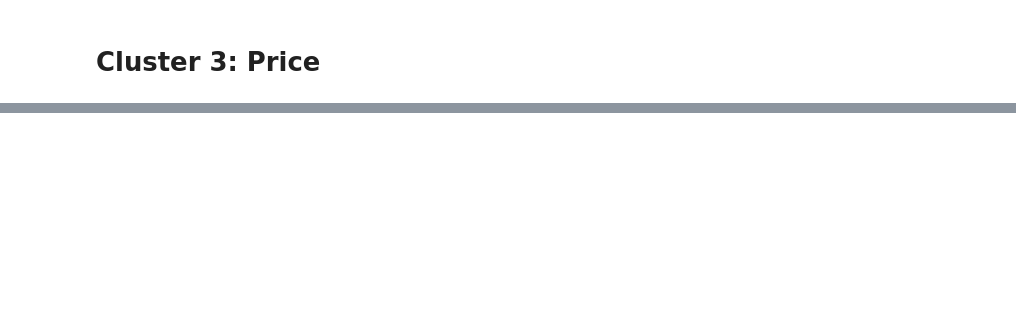
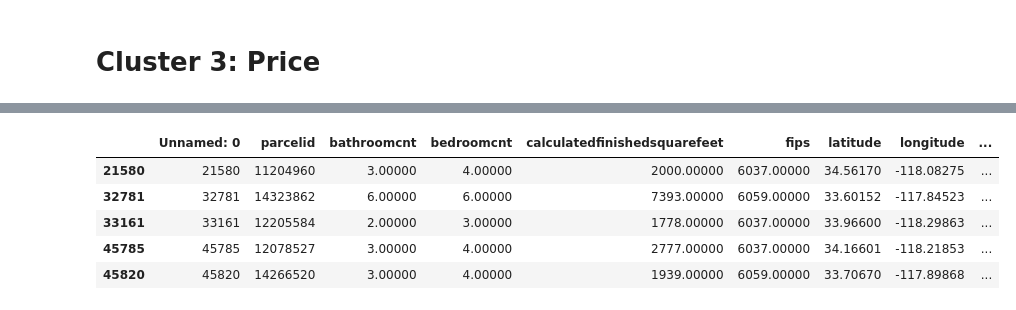
Before and after one commit to Zillow-Project-JG-DN/clustering-project-jgdn, a Jupyter notebook: DN_explore.ipynb, the cells around one changed output, grey strips where cells are left out. Cells and saved outputs as stored; diff of their text form; code cells hidden in the pictures; blank space fills up the shorter version.

```diff
--- a/DN_explore.ipynb
+++ b/DN_explore.ipynb
@@ -75,0 +156,9 @@ explore.find_k(X_train, cluster_vars, k_range)
+# %%
+X_train.head()
+# %% [output]
+|  | Unnamed: 0 | parcelid | bathroomcnt | bedroomcnt | calculatedfinishedsquarefeet | fips | latitude | longitude | ... |
+| 21580 | 21580 | 11204960 | 3.00000 | 4.00000 | 2000.00000 | 6037.00000 | 34.56170 | -118.08275 | ... |
+| 32781 | 32781 | 14323862 | 6.00000 | 6.00000 | 7393.00000 | 6059.00000 | 33.60152 | -117.84523 | ... |
+| 33161 | 33161 | 12205584 | 2.00000 | 3.00000 | 1778.00000 | 6037.00000 | 33.96600 | -118.29863 | ... |
+| 45785 | 45785 | 12078527 | 3.00000 | 4.00000 | 2777.00000 | 6037.00000 | 34.16601 | -118.21853 | ... |
+| 45820 | 45820 | 14266520 | 3.00000 | 4.00000 | 1939.00000 | 6059.00000 | 33.70670 | -117.89868 | ... |
```
Also changed, not shown: parts of 29 cells of this notebook, 4 other files.
